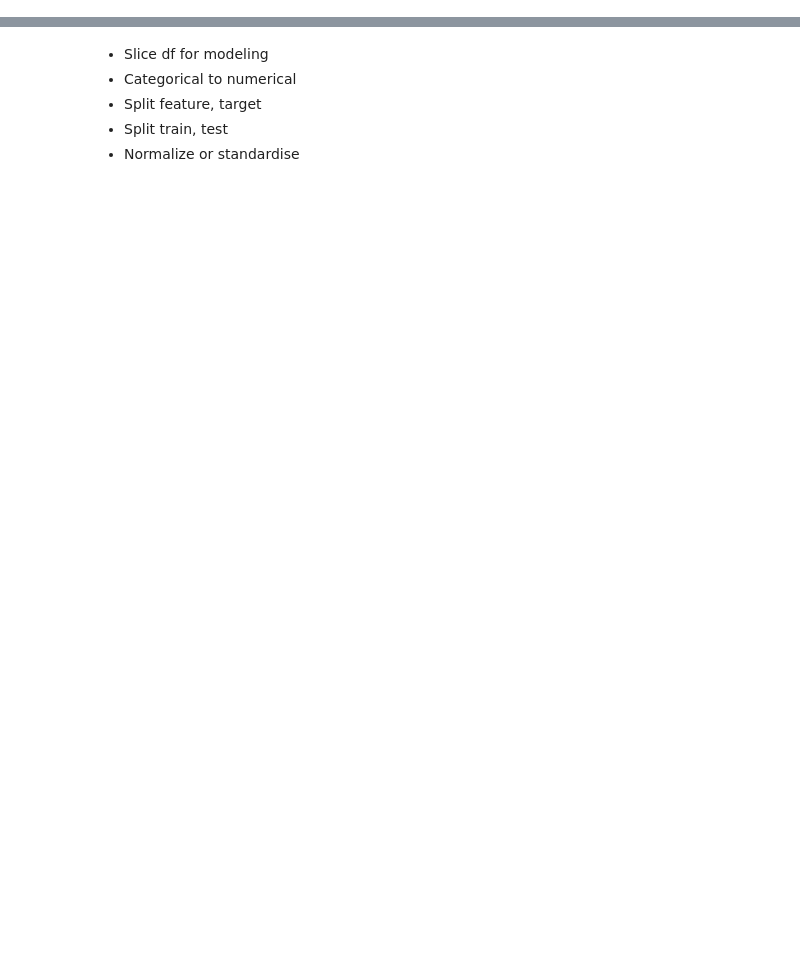
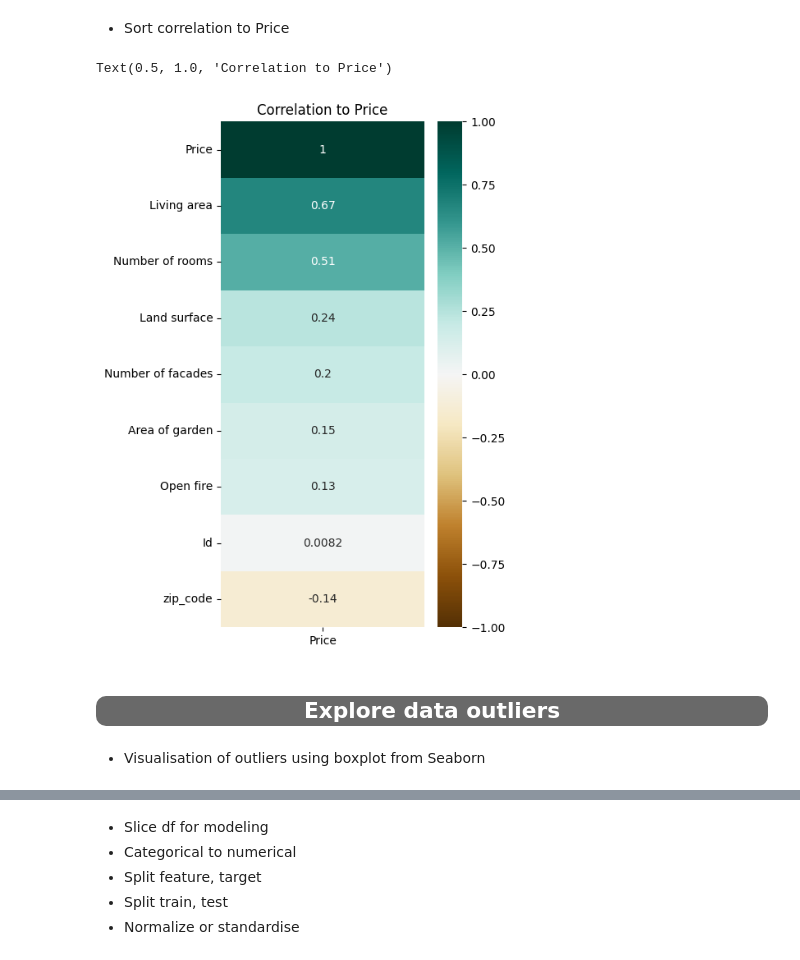
Before and after one commit to Laverdure77/immo_Eliza_Data_Analysis, a Jupyter notebook: 3-Modeling/model.ipynb, the cells around one changed output, grey strips where cells are left out. Drawn from its saved outputs; the diff is of its cells as text; code cells hidden in the pictures; blank space fills up the shorter version.

```diff
--- a/3-Modeling/model.ipynb
+++ b/3-Modeling/model.ipynb
@@ -208,0 +159,19 @@ outliers_removed_Living_area = sns.boxplot(data=data, x="Living area", y='Provin
+# %% [markdown]
+- Sort correlation to Price
+# %%
+fig, ax = plt.subplots(figsize=(4, 8))
+heatmap = sns.heatmap(
+    correlation[["Price"]].sort_values(by="Price", ascending=False),
+    vmin=-1,
+    vmax=1,
+    annot=True,
+    cmap="BrBG",
+)
+heatmap.set_title("Correlation to Price")
+# %% [output]
+Text(0.5, 1.0, 'Correlation to Price')
+[figure, added]
+# %% [markdown]
+<H2 style= "color:white; background-color:DimGrey; text-align:center; border-radius: 10px; padding-bottom: 0.2em">Explore data outliers</H2>
+# %% [markdown]
+- Visualisation of outliers using boxplot from Seaborn
```
Also changed, not shown: parts of 52 cells of this notebook.
